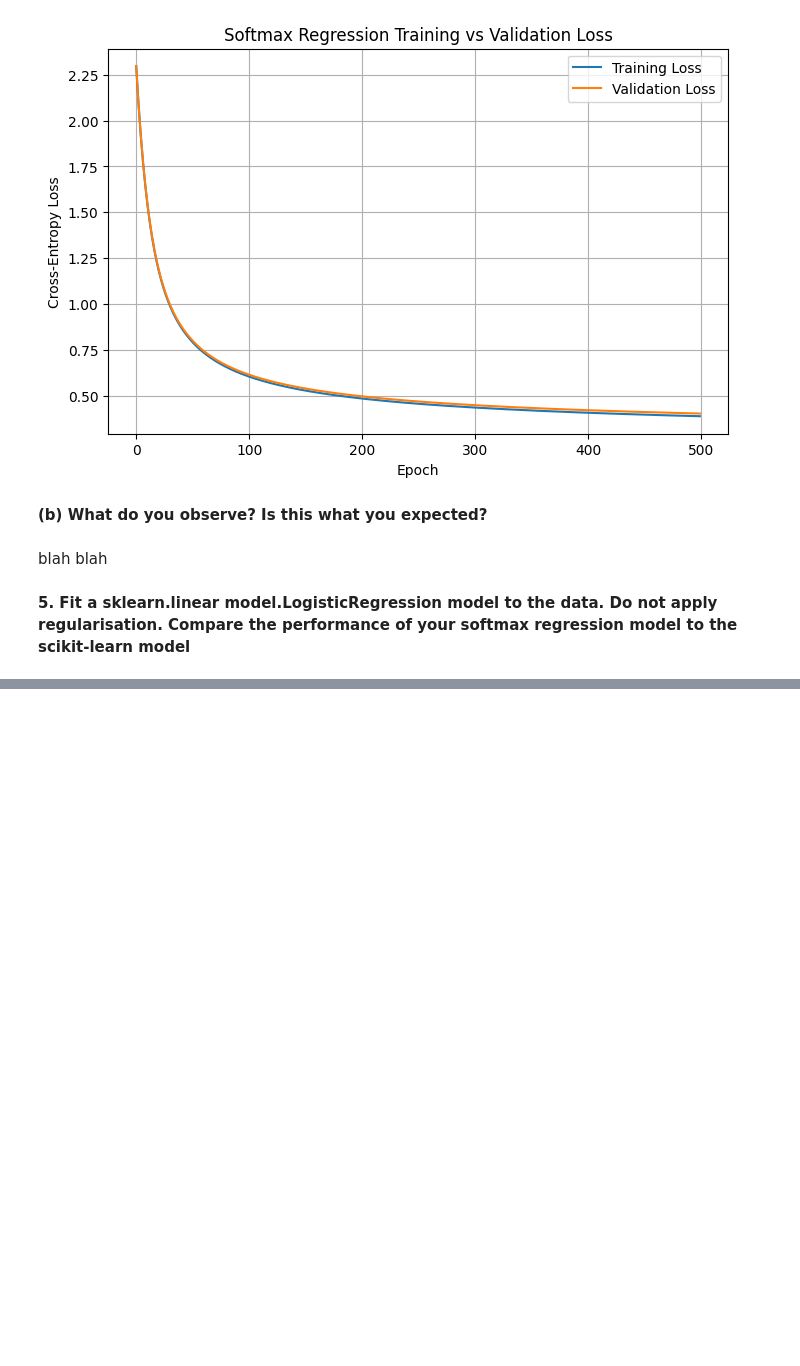
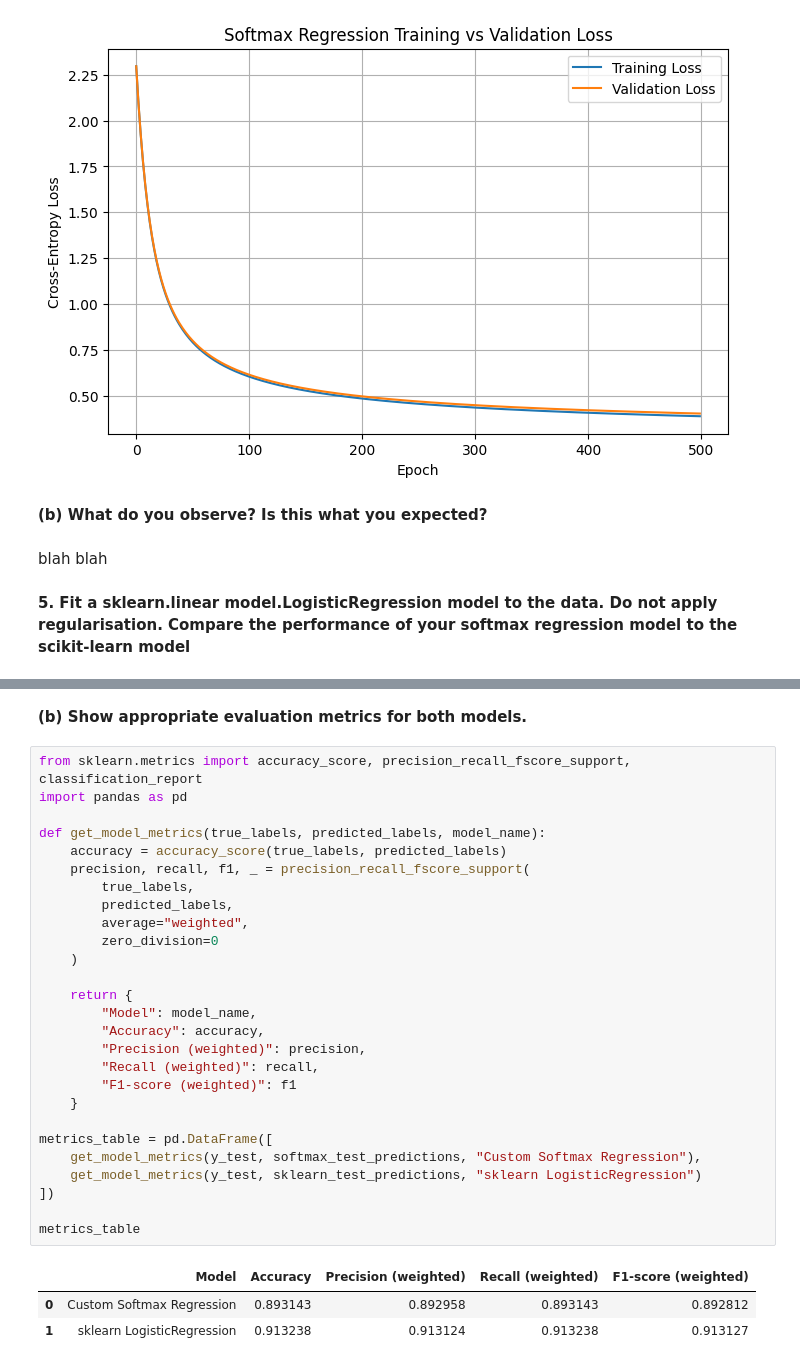
Before and after one commit to saltyypringle/CITS5508-Assignments, a Jupyter notebook: Assignment_1_Dipika_Choudhury.ipynb, the cells around one changed output, grey strips where cells are left out. Saved outputs shown, nothing was run; the diff lists cells and outputs as text; blank space fills up the shorter version.

```diff
--- a/Assignment_1_Dipika_Choudhury.ipynb
+++ b/Assignment_1_Dipika_Choudhury.ipynb
@@ -284,0 +306,33 @@ InvalidParameterError: The 'penalty' parameter of LogisticRegression must be a s
+# %% [markdown]
+**(b) Show appropriate evaluation metrics for both models.**
+# %%
+from sklearn.metrics import accuracy_score, precision_recall_fscore_support, classification_report
+import pandas as pd
+
+def get_model_metrics(true_labels, predicted_labels, model_name):
+    accuracy = accuracy_score(true_labels, predicted_labels)
+    precision, recall, f1, _ = precision_recall_fscore_support(
+        true_labels,
+        predicted_labels,
+        average="weighted",
+        zero_division=0
+    )
+
+    return {
+        "Model": model_name,
+        "Accuracy": accuracy,
+        "Precision (weighted)": precision,
+        "Recall (weighted)": recall,
+        "F1-score (weighted)": f1
+    }
+
+metrics_table = pd.DataFrame([
+    get_model_metrics(y_test, softmax_test_predictions, "Custom Softmax Regression"),
+    get_model_metrics(y_test, sklearn_test_predictions, "sklearn LogisticRegression")
+])
+
+metrics_table
+# %% [output]
+|  | Model | Accuracy | Precision (weighted) | Recall (weighted) | F1-score (weighted) |
+| 0 | Custom Softmax Regression | 0.893143 | 0.892958 | 0.893143 | 0.892812 |
+| 1 | sklearn LogisticRegression | 0.913238 | 0.913124 | 0.913238 | 0.913127 |
```
Also changed, not shown: parts of 10 cells of this notebook.
